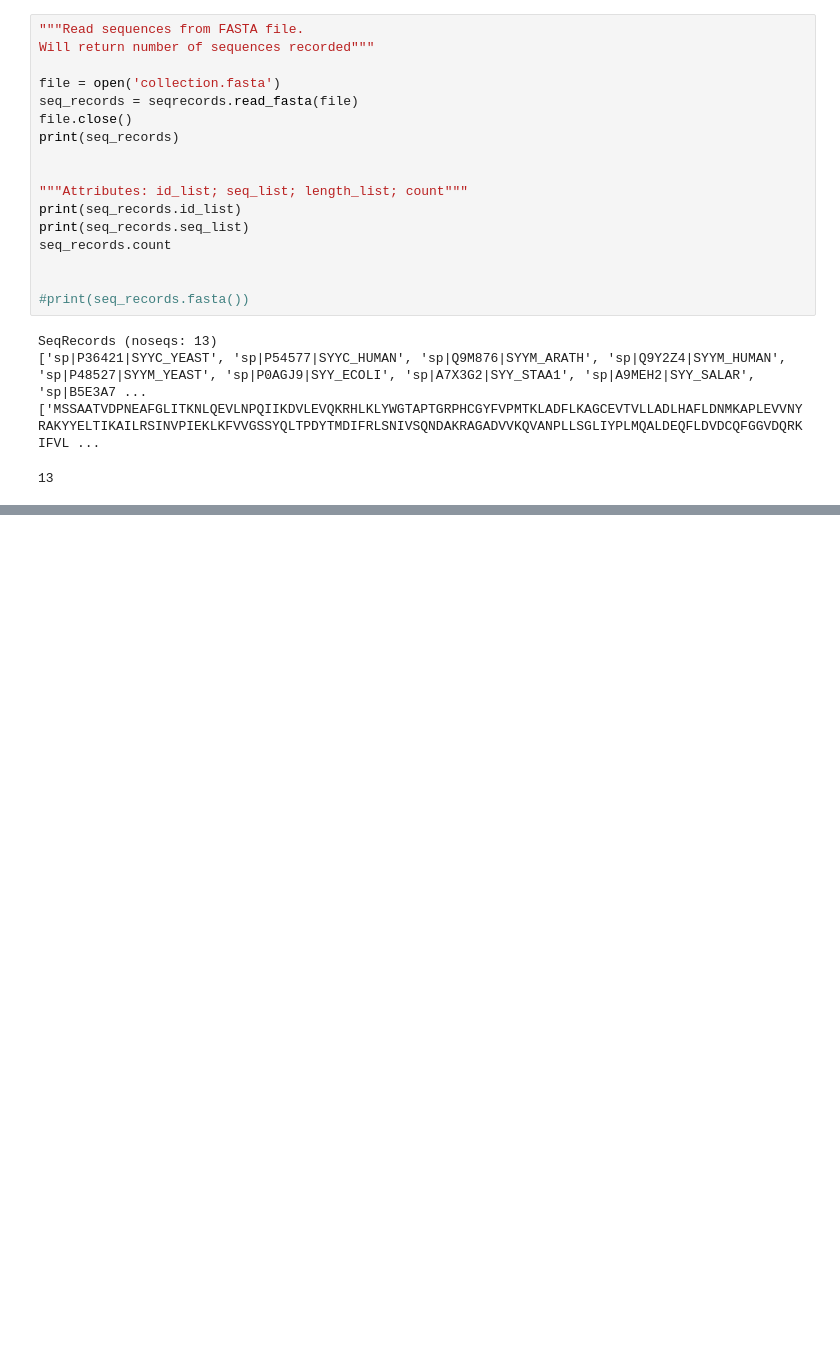
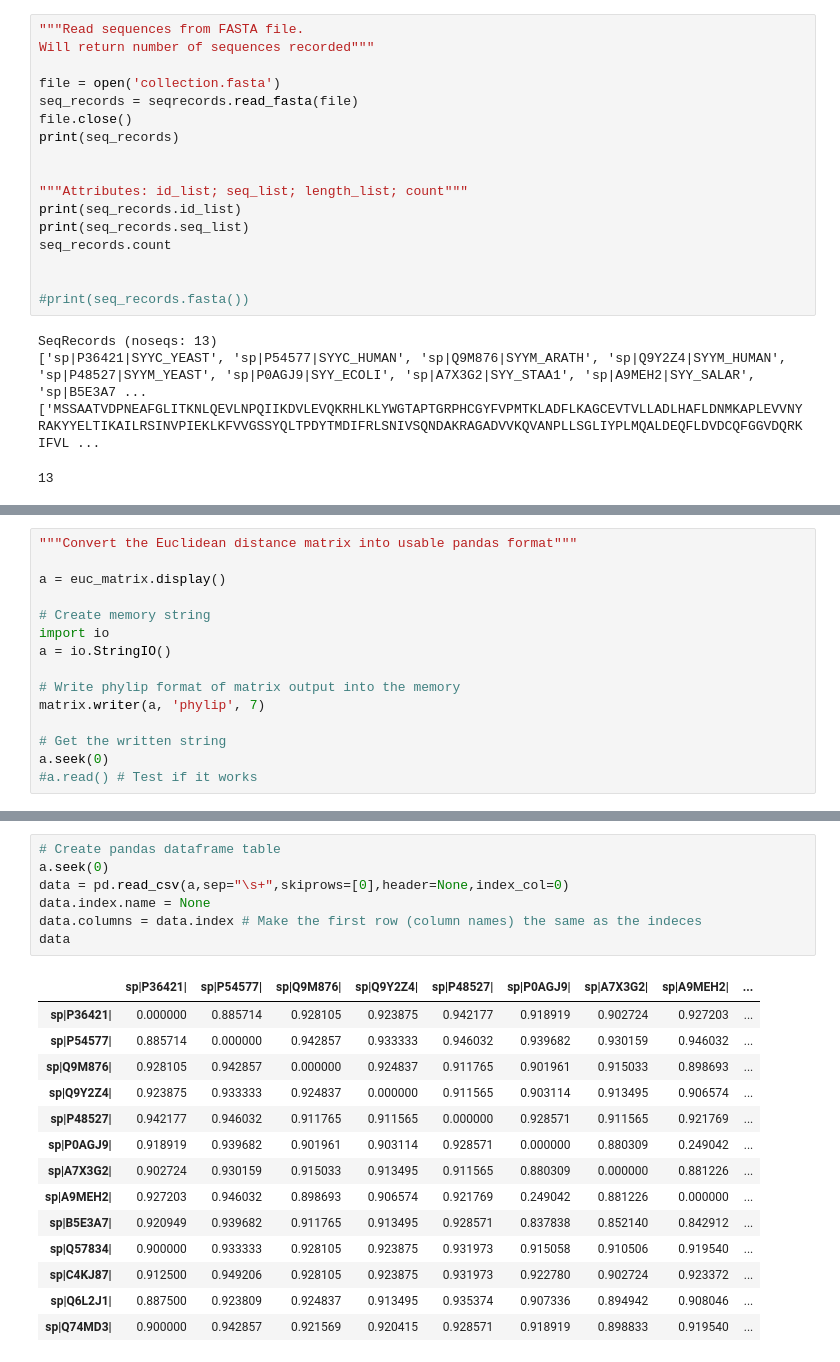
Before and after one commit to ymyf16/bioinfosummer, a Jupyter notebook: alfpy.ipynb, the cells around one changed output, grey strips where cells are left out. Drawn from its saved outputs; the diff is of its cells as text; blank space fills up the shorter version.

```diff
--- a/alfpy.ipynb
+++ b/alfpy.ipynb
@@ -55,0 +96,15 @@ sp|Q74MD3| 0.9000000 0.9428571 0.9215686 0.9204152 0.9285714 0.9189189 0.8988327
+# %%
+"""Convert the Euclidean distance matrix into usable pandas format"""
+
+a = euc_matrix.display()
+
+# Create memory string
+import io
+a = io.StringIO()
+
+# Write phylip format of matrix output into the memory
+matrix.writer(a, 'phylip', 7)
+
+# Get the written string
+a.seek(0)
+#a.read() # Test if it works
@@ -55,0 +127,22 @@ sp|Q74MD3| 0.9000000 0.9428571 0.9215686 0.9204152 0.9285714 0.9189189 0.8988327
+# %%
+# Create pandas dataframe table
+a.seek(0)
+data = pd.read_csv(a,sep="\s+",skiprows=[0],header=None,index_col=0)
+data.index.name = None
+data.columns = data.index # Make the first row (column names) the same as the indeces
+data
+# %% [output]
+|  | sp|P36421| | sp|P54577| | sp|Q9M876| | sp|Q9Y2Z4| | sp|P48527| | sp|P0AGJ9| | sp|A7X3G2| | sp|A9MEH2| | ... |
+| sp|P36421| | 0.000000 | 0.885714 | 0.928105 | 0.923875 | 0.942177 | 0.918919 | 0.902724 | 0.927203 | ... |
+| sp|P54577| | 0.885714 | 0.000000 | 0.942857 | 0.933333 | 0.946032 | 0.939682 | 0.930159 | 0.946032 | ... |
+| sp|Q9M876| | 0.928105 | 0.942857 | 0.000000 | 0.924837 | 0.911765 | 0.901961 | 0.915033 | 0.898693 | ... |
+| sp|Q9Y2Z4| | 0.923875 | 0.933333 | 0.924837 | 0.000000 | 0.911565 | 0.903114 | 0.913495 | 0.906574 | ... |
+| sp|P48527| | 0.942177 | 0.946032 | 0.911765 | 0.911565 | 0.000000 | 0.928571 | 0.911565 | 0.921769 | ... |
+| sp|P0AGJ9| | 0.918919 | 0.939682 | 0.901961 | 0.903114 | 0.928571 | 0.000000 | 0.880309 | 0.249042 | ... |
+| sp|A7X3G2| | 0.902724 | 0.930159 | 0.915033 | 0.913495 | 0.911565 | 0.880309 | 0.000000 | 0.881226 | ... |
+| sp|A9MEH2| | 0.927203 | 0.946032 | 0.898693 | 0.906574 | 0.921769 | 0.249042 | 0.881226 | 0.000000 | ... |
+| sp|B5E3A7| | 0.920949 | 0.939682 | 0.911765 | 0.913495 | 0.928571 | 0.837838 | 0.852140 | 0.842912 | ... |
+| sp|Q57834| | 0.900000 | 0.933333 | 0.928105 | 0.923875 | 0.931973 | 0.915058 | 0.910506 | 0.919540 | ... |
+| sp|C4KJ87| | 0.912500 | 0.949206 | 0.928105 | 0.923875 | 0.931973 | 0.922780 | 0.902724 | 0.923372 | ... |
+| sp|Q6L2J1| | 0.887500 | 0.923809 | 0.924837 | 0.913495 | 0.935374 | 0.907336 | 0.894942 | 0.908046 | ... |
+| sp|Q74MD3| | 0.900000 | 0.942857 | 0.921569 | 0.920415 | 0.928571 | 0.918919 | 0.898833 | 0.919540 | ... |
```
Also changed, not shown: parts of 11 cells of this notebook, 2 other files.
